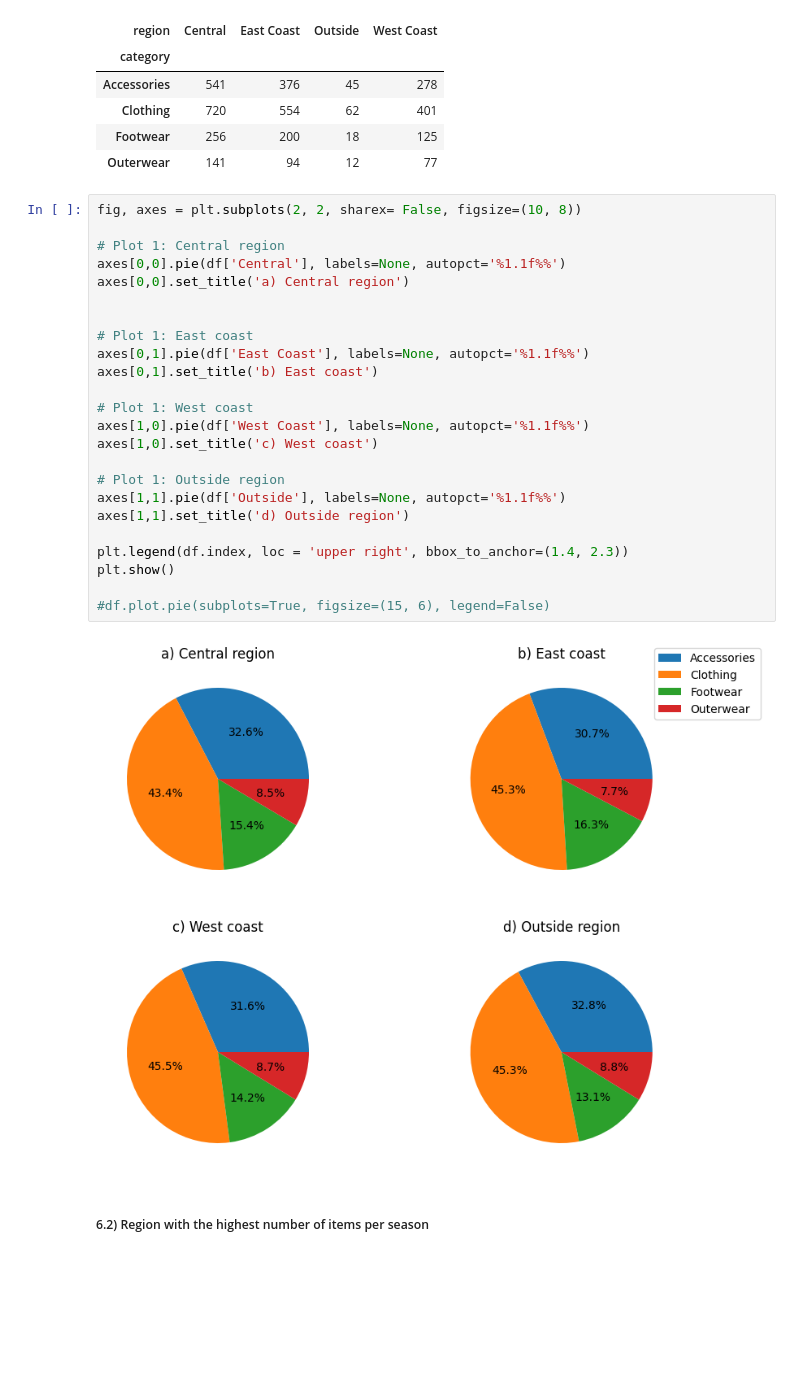
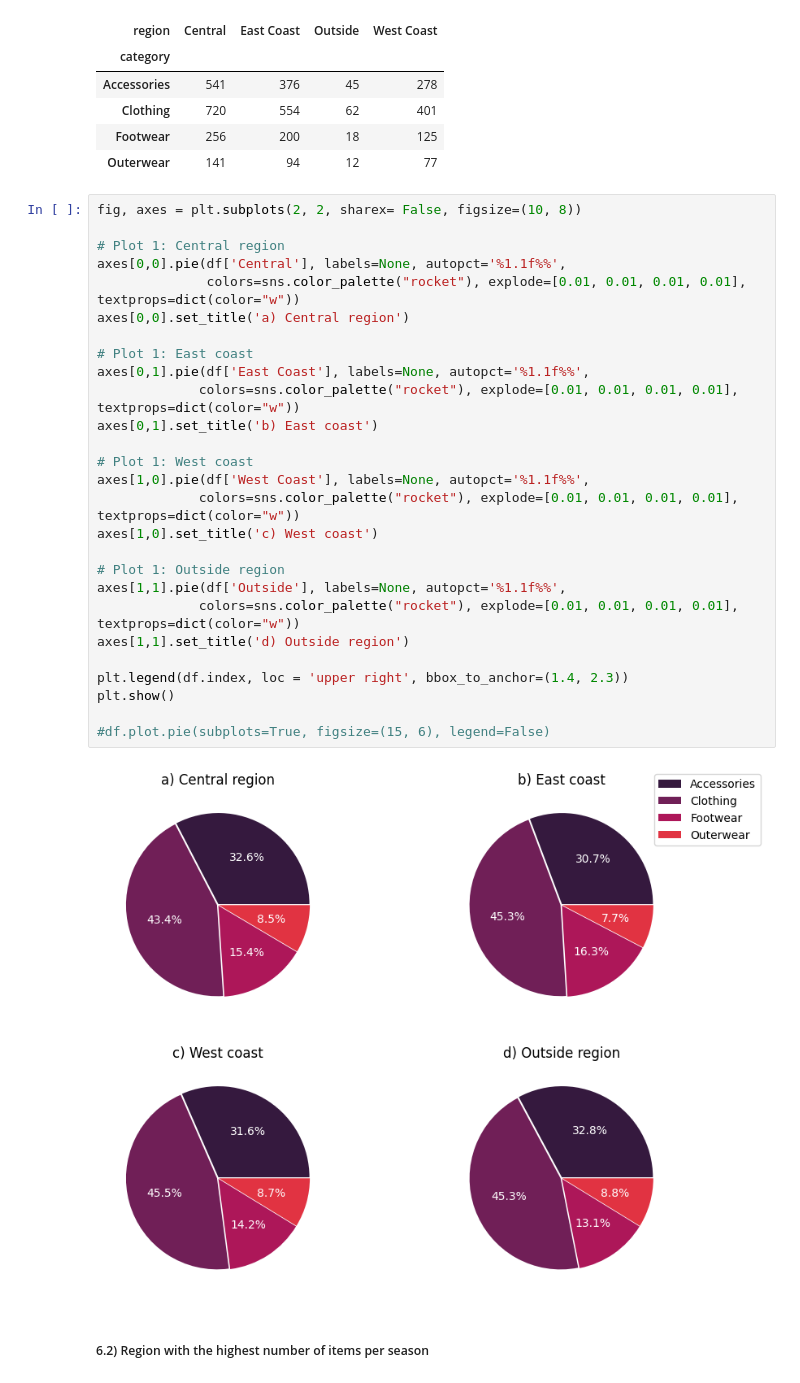
Before and after one commit to maryisabela15/Shopping_trends_project, a Jupyter notebook: shopping_code.ipynb, the cells around one changed output. Drawn from its saved outputs; the diff is of its cells as text; blank space fills up the shorter version.

```diff
--- a/shopping_code.ipynb
+++ b/shopping_code.ipynb
@@ -554,29 +555,32 @@ df
 # %%
 fig, axes = plt.subplots(2, 2, sharex= False, figsize=(10, 8))
 
 # Plot 1: Central region
-axes[0,0].pie(df['Central'], labels=None, autopct='%1.1f%%')
+axes[0,0].pie(df['Central'], labels=None, autopct='%1.1f%%',
+              colors=sns.color_palette("rocket"), explode=[0.01, 0.01, 0.01, 0.01], textprops=dict(color="w"))
 axes[0,0].set_title('a) Central region')
 
-
 # Plot 1: East coast
-axes[0,1].pie(df['East Coast'], labels=None, autopct='%1.1f%%')
+axes[0,1].pie(df['East Coast'], labels=None, autopct='%1.1f%%',
+             colors=sns.color_palette("rocket"), explode=[0.01, 0.01, 0.01, 0.01], textprops=dict(color="w"))
 axes[0,1].set_title('b) East coast')
 
 # Plot 1: West coast
-axes[1,0].pie(df['West Coast'], labels=None, autopct='%1.1f%%')
+axes[1,0].pie(df['West Coast'], labels=None, autopct='%1.1f%%',
+             colors=sns.color_palette("rocket"), explode=[0.01, 0.01, 0.01, 0.01], textprops=dict(color="w"))
 axes[1,0].set_title('c) West coast')
 
 # Plot 1: Outside region
-axes[1,1].pie(df['Outside'], labels=None, autopct='%1.1f%%')
+axes[1,1].pie(df['Outside'], labels=None, autopct='%1.1f%%',
+             colors=sns.color_palette("rocket"), explode=[0.01, 0.01, 0.01, 0.01], textprops=dict(color="w"))
 axes[1,1].set_title('d) Outside region')
 
 plt.legend(df.index, loc = 'upper right', bbox_to_anchor=(1.4, 2.3))
 plt.show()
 
 #df.plot.pie(subplots=True, figsize=(15, 6), legend=False)
 # %% [output]
-[figure, old version]
+[figure, new version]
 # %% [markdown]
 ##### 6.2) Region with the highest number of items per season
 # %%
```
Also changed, not shown: parts of 2 cells of this notebook.
